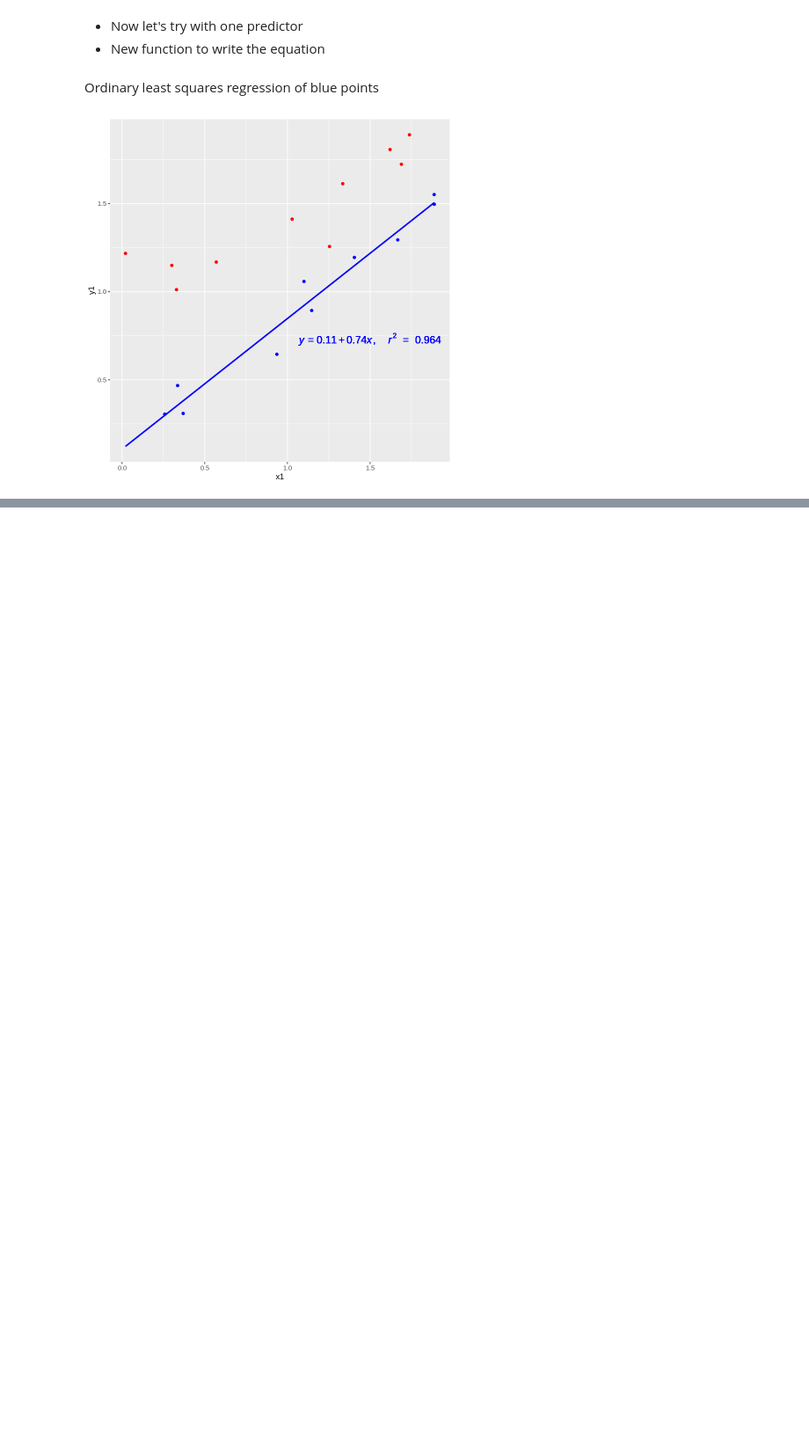
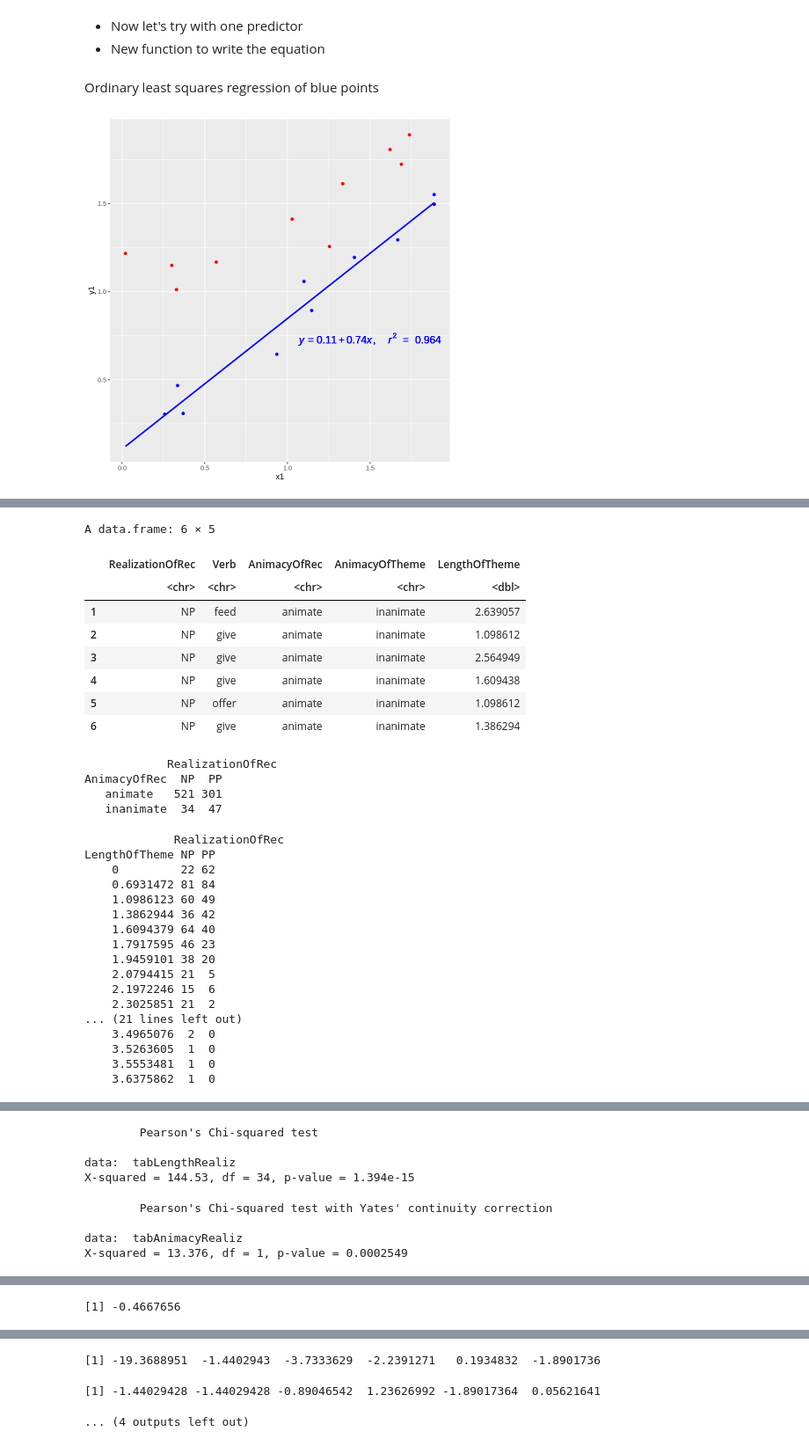
Before and after one commit to stcoats/LVS_content, a Jupyter notebook: Regression.ipynb, the cells around one changed output, grey strips where cells are left out. Shown at 88% size. Cells and saved outputs as stored; diff of their text form; code cells hidden in the pictures; blank space fills up the shorter version.

```diff
--- a/Regression.ipynb
+++ b/Regression.ipynb
@@ -624,0 +524,62 @@ p + geom_point() +
+# %%
+############ Schneider and Lauber https://dlf.uzh.ch/openbooks/statisticsforlinguists/chapter/logistic-regression/
+
+#English has so-called ditransitive verbs. These are verbs that can take two objects
+#Consider the sentences:
+# 1. She gave the book to me.
+# 2. She gave me the book.
+# In first sentence, we have a single object and a prepositional phrase.
+# In the second sentence, we have a ditransitive construction with two objects (the indirect object "me" and the direct object "the book")
+# The sentences mean the same thing. The question arises: Why might someone use sentence 1 instead of sentence 2?
+# More broadly, what conditions the use of ditransitive constructions?
+# Some social parameters might affect this, but in the following let's consider sentence-internal factors.
+
+# Take a look at this data
+
+
+verbs <- read.table("https://dlf.uzh.ch/openbooks/statisticsforlinguists/wp-content/uploads/sites/23/2019/08/verbs.txt", header=TRUE, comment.char="", row.names=1)
+
+# This is the ditransitive verbs data
+
+head(verbs)
+
+#We see the first six rows. Each row summarizes a sentence.
+#"RealizationOfRec" stands for "realization of recipient". This can be NP "noun phrase" or PP "prepositional phrase"
+# In this data, NP indicates the ditransitive construction was used.
+# "Verb" is the verb used in the sentence.
+# "AnimacyOfRec" is whether or not the recipient in the sentence is animate (a living being).
+# For example, in "I gave her one Euro", the recipient is animate. In "I gave it a try", the recipient is inanimate.
+# Likewise, "AnimacyOfThem" shows if the subject/agent of the sentence is alive.
+# LengthOfTheme shows the logarithm of the length in words of the direct object. For example, "He gave me a really old book which he had found in an antiques shop" has a long theme and would have a value of 2.5.
+# "He gave me a book" has a short theme and would have a value of 0 (log(1) = 0).
+# %% [output]
+A data.frame: 6 × 5
+|  | RealizationOfRec | Verb | AnimacyOfRec | AnimacyOfTheme | LengthOfTheme |
+|  | <chr> | <chr> | <chr> | <chr> | <dbl> |
+| 1 | NP | feed | animate | inanimate | 2.639057 |
+| 2 | NP | give | animate | inanimate | 1.098612 |
+| 3 | NP | give | animate | inanimate | 2.564949 |
+| 4 | NP | give | animate | inanimate | 1.609438 |
+| 5 | NP | offer | animate | inanimate | 1.098612 |
+| 6 | NP | give | animate | inanimate | 1.386294 |
+            RealizationOfRec
+AnimacyOfRec  NP  PP
+   animate   521 301
+   inanimate  34  47
+             RealizationOfRec
+LengthOfTheme NP PP
+    0         22 62
+    0.6931472 81 84
+    1.0986123 60 49
+    1.3862944 36 42
+    1.6094379 64 40
+    1.7917595 46 23
+    1.9459101 38 20
+    2.0794415 21  5
+    2.1972246 15  6
+    2.3025851 21  2
+... (21 lines left out)
+    3.4965076  2  0
+    3.5263605  1  0
+    3.5553481  1  0
+    3.6375862  1  0
@@ -624,0 +588,8 @@ p + geom_point() +
+        Pearson's Chi-squared test
+
+data:  tabLengthRealiz
+X-squared = 144.53, df = 34, p-value = 1.394e-15
+        Pearson's Chi-squared test with Yates' continuity correction
+
+data:  tabAnimacyRealiz
+X-squared = 13.376, df = 1, p-value = 0.0002549
@@ -624,0 +613 @@ p + geom_point() +
+[1] -0.4667656
@@ -624,0 +630,3 @@ p + geom_point() +
+[1] -19.3688951  -1.4402943  -3.7333629  -2.2391271   0.1934832  -1.8901736
+[1] -1.44029428 -1.44029428 -0.89046542  1.23626992 -1.89017364  0.05621641
+... (4 outputs left out)
```
Also changed, not shown: parts of 28 cells of this notebook.
